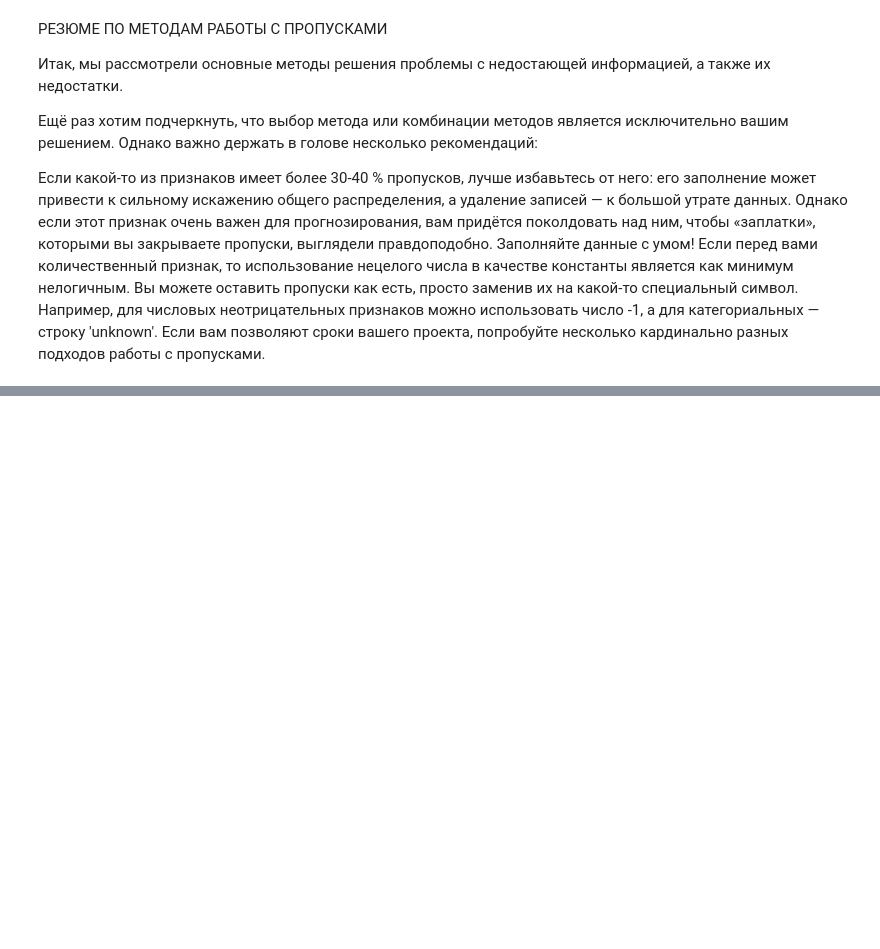
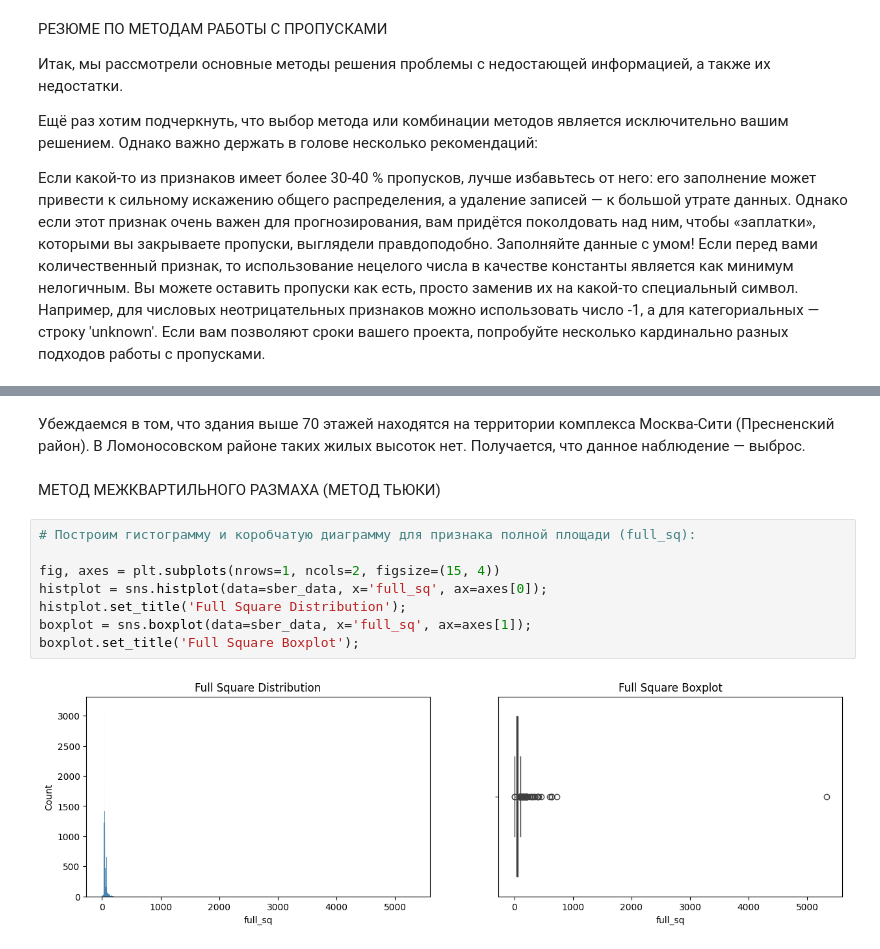
Before and after one commit to the0fedor/SF_DS, a Jupyter notebook: SkillFactory/P-14 datacleaning/theory.ipynb, the cells around one changed output, grey strips where cells are left out. Cells and saved outputs as stored; diff of their text form; blank space fills up the shorter version.

```diff
--- a/SkillFactory/P-14 datacleaning/theory.ipynb
+++ b/SkillFactory/P-14 datacleaning/theory.ipynb
@@ -331,0 +395,14 @@ print(combine_data.shape)
+# %% [markdown]
+Убеждаемся в том, что здания выше 70 этажей находятся на территории комплекса Москва-Сити (Пресненский район). В Ломоносовском районе таких жилых высоток нет. Получается, что данное наблюдение — выброс.
+# %% [markdown]
+МЕТОД МЕЖКВАРТИЛЬНОГО РАЗМАХА (МЕТОД ТЬЮКИ)
+# %%
+# Построим гистограмму и коробчатую диаграмму для признака полной площади (full_sq):
+
+fig, axes = plt.subplots(nrows=1, ncols=2, figsize=(15, 4))
+histplot = sns.histplot(data=sber_data, x='full_sq', ax=axes[0]);
+histplot.set_title('Full Square Distribution');
+boxplot = sns.boxplot(data=sber_data, x='full_sq', ax=axes[1]);
+boxplot.set_title('Full Square Boxplot');
+# %% [output]
+[figure, added]
```
Also changed, not shown: parts of 49 cells of this notebook, 4 other files.
